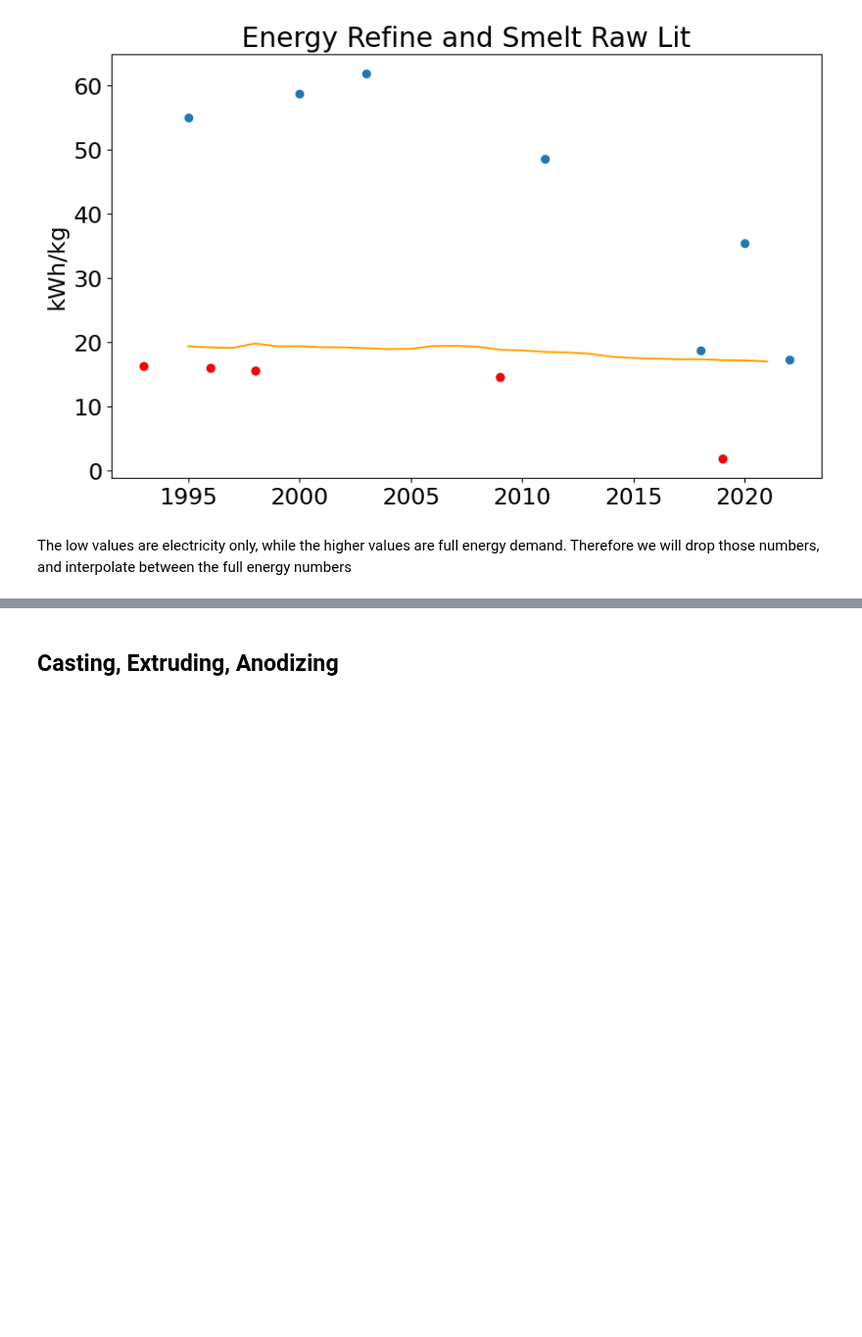
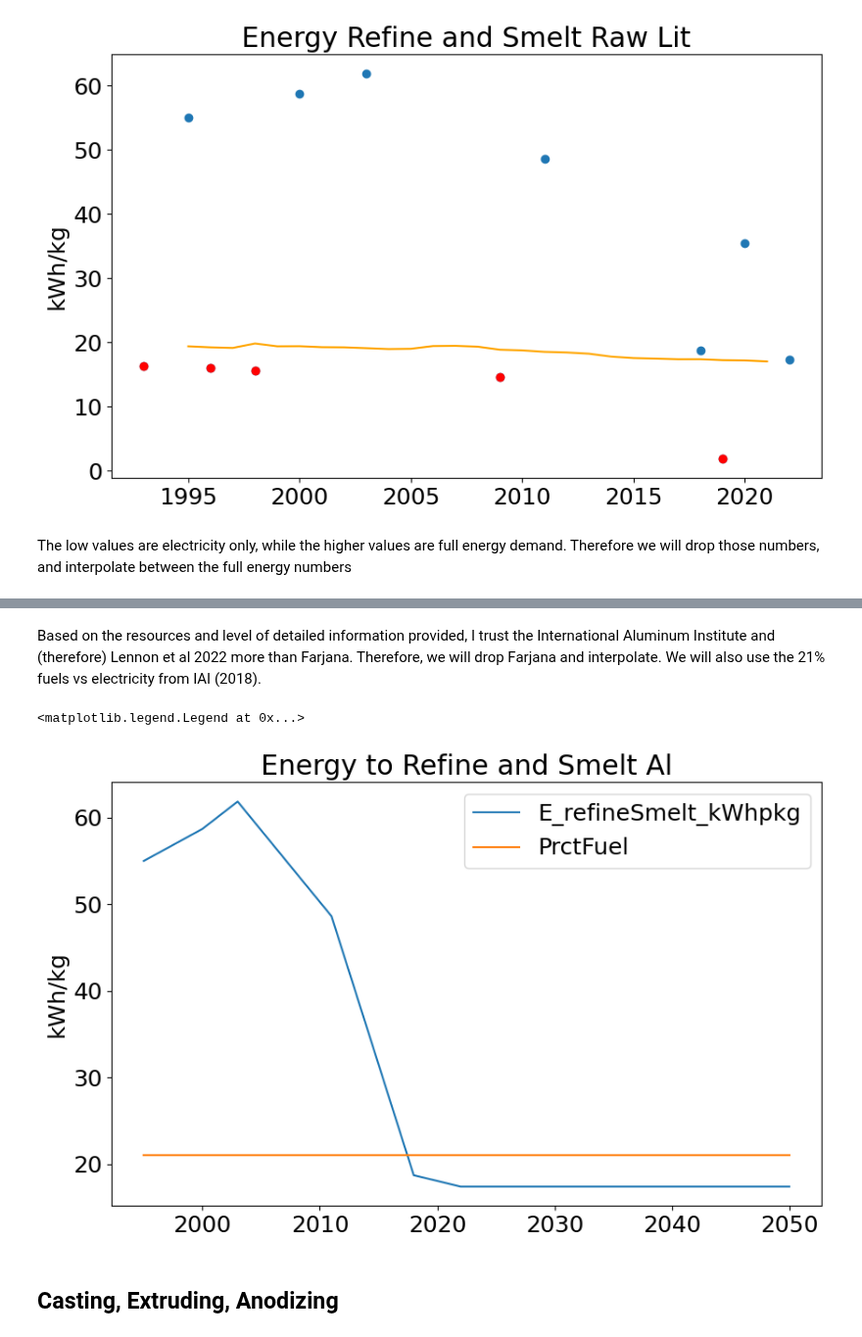
Before and after one commit to NREL/PV_ICE, a Jupyter notebook: docs/tutorials/baseline development documentation/(baseline development) Energy Aluminum Frames.ipynb, the cells around one changed output, grey strips where cells are left out. Shown at 98% size. Drawn from its saved outputs; the diff is of its cells as text; code cells hidden in the pictures; blank space fills up the shorter version.

```diff
--- a/docs/tutorials/baseline development documentation/(baseline development) Energy Aluminum Frames.ipynb
+++ b/docs/tutorials/baseline development documentation/(baseline development) Energy Aluminum Frames.ipynb
@@ -195,3 +234,17 @@ IndexingError: Unalignable boolean Series provided as indexer (index of the bool
+# %% [markdown]
+Based on the resources and level of detailed information provided, I trust the International Aluminum Institute and (therefore) Lennon et al 2022 more than Farjana. Therefore, we will drop Farjana and interpolate. We will also use the 21% fuels vs electricity from IAI (2018).
+# %%
+e_refinesmeltAl.loc[2020]=np.nan #droping Farjana
+e_refinesmeltAl_filled = e_refinesmeltAl.loc[1995:,['E_refineSmelt_kWhpkg']].interpolate()
+e_refinesmeltAl_filled['PrctFuel'] = e_refinesmeltAl.loc[2018,'PrctFuel']
+# %%
+plt.plot(e_refinesmeltAl_filled)
+plt.title('Energy to Refine and Smelt Al')
+plt.ylabel('kWh/kg')
+plt.legend(e_refinesmeltAl_filled.columns)
+# %% [output]
+<matplotlib.legend.Legend at 0x...>
+[figure, added]
 # %% [markdown]
 ## Casting, Extruding, Anodizing
 # %%
```
Also changed, not shown: parts of 21 cells of this notebook, 7 other files.
